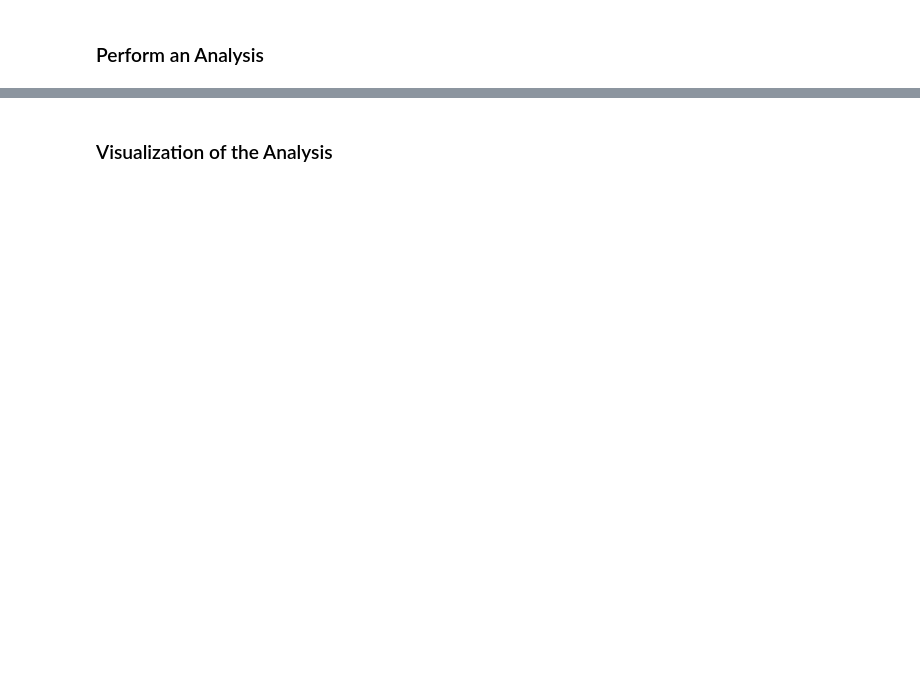
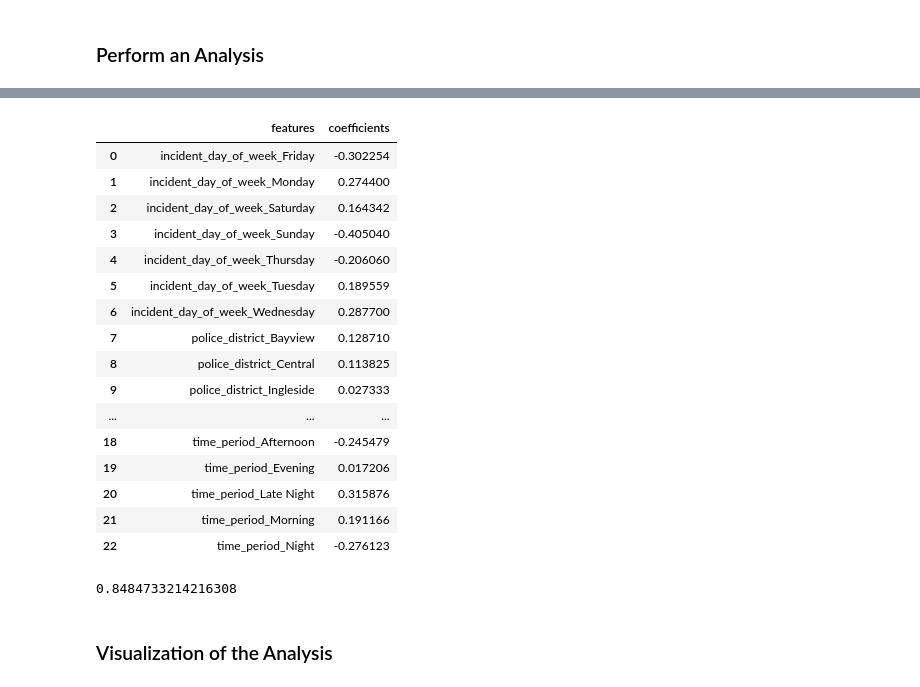
Before and after one commit to DSCI-310-2024/DSCI-310_group-10_crime-prediction, a Jupyter notebook: time_period_crime.ipynb, the cells around one changed output, grey strips where cells are left out. Cells and saved outputs as stored; diff of their text form; code cells hidden in the pictures; blank space fills up the shorter version.

```diff
--- a/time_period_crime.ipynb
+++ b/time_period_crime.ipynb
@@ -276,2 +273,28 @@ Baseline: 0.6366666666666667
+# %%
+cols = X_train.columns
+data2 = {"features": cols, "coefficients": lr.coef_[0]}
+pd.DataFrame(data2)
+# %% [output]
+|  | features | coefficients |
+| 0 | incident_day_of_week_Friday | -0.302254 |
+| 1 | incident_day_of_week_Monday | 0.274400 |
+| 2 | incident_day_of_week_Saturday | 0.164342 |
+| 3 | incident_day_of_week_Sunday | -0.405040 |
+| 4 | incident_day_of_week_Thursday | -0.206060 |
+| 5 | incident_day_of_week_Tuesday | 0.189559 |
+| 6 | incident_day_of_week_Wednesday | 0.287700 |
+| 7 | police_district_Bayview | 0.128710 |
+| 8 | police_district_Central | 0.113825 |
+| 9 | police_district_Ingleside | 0.027333 |
+| ... | ... | ... |
+| 18 | time_period_Afternoon | -0.245479 |
+| 19 | time_period_Evening | 0.017206 |
+| 20 | time_period_Late Night | 0.315876 |
+| 21 | time_period_Morning | 0.191166 |
+| 22 | time_period_Night | -0.276123 |
+# %%
+print(lr.intercept_[0])
+# %% [output]
+0.8484733214216308
 # %% [markdown]
 ### Visualization of the Analysis
```
Also changed, not shown: parts of 14 cells of this notebook.
